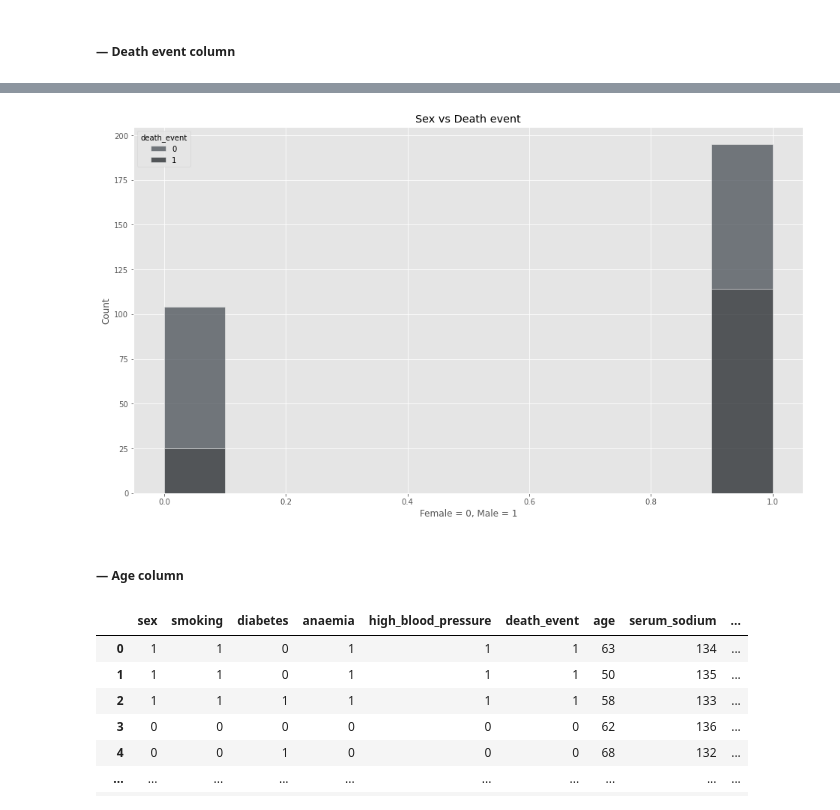
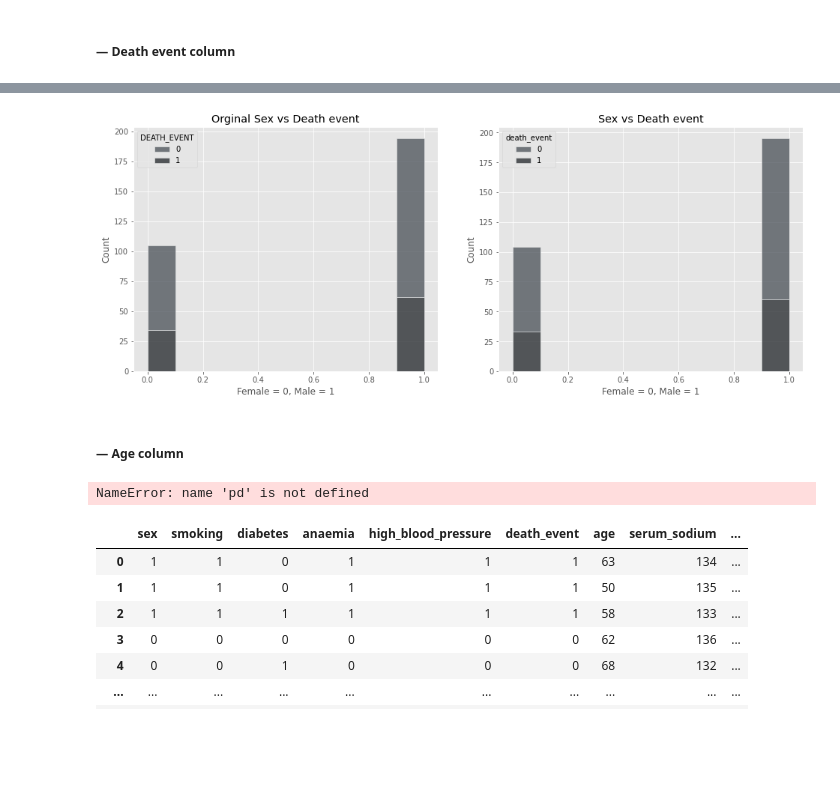
Before and after one commit to mizydorek/Programming-for-Data-Analysis-Project, a Jupyter notebook: project.ipynb, the cells around one changed output, grey strips where cells are left out. Drawn from its saved outputs; the diff is of its cells as text; code cells hidden in the pictures; blank space fills up the shorter version.

Commit message:
compared original vs synthetic data

```diff
--- a/project.ipynb
+++ b/project.ipynb
@@ -599,17 +607,17 @@ sns.histplot(df_sample, x="sex", hue="smoking", multiple="stack").set(title='Sex
 # %%
 # Diabetes column.
 fd = rng.choice(values, 1, p=[0.476, 0.524])
-md = rng.choice(values, 1, p=[0.333, 0.667])
+md = rng.choice(values, 1, p=[0.639, 0.361])
 
 #setting the random generator so results can be reproduced
-rng = np.random.default_rng(2)
+rng = np.random.default_rng(3)
 
 # Function that generates a random sample from diabetes array including sex and their percentage of smokers.
 def diabetes(row):
    if row['sex'] == 0:
       return int(rng.choice(values, 1, p=[0.476, 0.524]))
    if row['sex'] == 1:
-      return int(rng.choice(values, 1, p=[0.333, 0.667]))
+      return int(rng.choice(values, 1, p=[0.639, 0.361]))
 
 df_sample['diabetes'] = df_sample.apply(lambda row: diabetes(row), axis=1)
 df_sample.T
@@ -637,14 +647,14 @@ sns.histplot(df_sample, x="sex", hue="diabetes", multiple="stack").set(title='Se
 # Anaemia column.
 
 #setting the random generator so results can be reproduced
-rng = np.random.default_rng(2)
+rng = np.random.default_rng(3)
 
 # Function that generates a random sample from diabetes array including sex and their percentage of smokers.
 def anaemia(row):
    if row['sex'] == 0:
       return int(rng.choice(values, 1, p=[0.505, 0.495]))
    if row['sex'] == 1:
-      return int(rng.choice(values, 1, p=[0.267, 0.733]))
+      return int(rng.choice(values, 1, p=[0.603, 0.397]))
 
 df_sample['anaemia'] = df_sample.apply(lambda row: anaemia(row), axis=1)
 df_sample.T
@@ -673,14 +685,14 @@ sns.histplot(df_sample, x="sex", hue="anaemia", multiple="stack").set(title='Sex
 # High blood pressure column.
 
 #setting the random generator so results can be reproduced
-rng = np.random.default_rng(2)
+rng = np.random.default_rng(3)
 
 # Function that generates a random sample from diabetes array including sex and their percentage of smokers.
 def high_blood_pressure(row):
    if row['sex'] == 0:
       return int(rng.choice(values, 1, p=[0.581, 0.419]))
    if row['sex'] == 1:
-      return int(rng.choice(values, 1, p=[0.419, 0.581]))
+      return int(rng.choice(values, 1, p=[0.686, 0.314]))
 
 df_sample['high_blood_pressure'] = df_sample.apply(lambda row: high_blood_pressure(row), axis=1)
 df_sample.T
@@ -710,14 +724,14 @@ sns.histplot(df_sample, x="sex", hue="high_blood_pressure", multiple="stack").se
 # Death event column.
 
 #setting the random generator so results can be reproduced
-rng = np.random.default_rng(2)
+rng = np.random.default_rng(3)
 
 # Function that generates a random sample from diabetes array including sex and their percentage of smokers.
 def death_event(row):
    if row['sex'] == 0:
       return int(rng.choice(values, 1, p=[0.676, 0.324]))
    if row['sex'] == 1:
-      return int(rng.choice(values, 1, p=[0.410, 0.590]))
+      return int(rng.choice(values, 1, p=[0.680, 0.320]))
 
 df_sample['death_event'] = df_sample.apply(lambda row: death_event(row), axis=1)
 df_sample.T
@@ -744,8 +754,10 @@ print('— Death event: Female: {:.1f}% | Male: {:.1f}%\n'.format((fde/f)*p, (md
 # %%
 # Distribution of Death event.
-sns.histplot(df_sample, x="sex", hue="death_event", multiple="stack").set(title='Sex vs Death event', xlabel="Female = 0, Male = 1");
+fig, axes = plt.subplots(1, 2, figsize=(16,6))
+sns.histplot(df, x="sex", hue="DEATH_EVENT", multiple="stack", ax=axes[0]).set(title='Orginal Sex vs Death event', xlabel="Female = 0, Male = 1");
+sns.histplot(df_sample, x="sex", hue="death_event", multiple="stack", ax=axes[1]).set(title='Sex vs Death event', xlabel="Female = 0, Male = 1");
 # %% [output]
-[figure, old version]
+[figure, new version]
 # %% [markdown]
 ##### — Age column
 # %%
@@ -768,3 +775,10 @@ df_sample['age'] = pd.DataFrame(bounds('logistic',loc, scale,lb=40,rb=95, t=int)
+# %%
+#
+loc, scale, size = 60.3674585731859, 6.846529795976725, 299
+
+df_sample['age'] = pd.DataFrame(bounds('logistic',loc, scale,lb=40,rb=95, t=int))
+# %% [output]
+NameError: name 'pd' is not defined
 # %%
 df_sample
 # %% [output]
```
Also changed, not shown: parts of 20 cells of this notebook.
